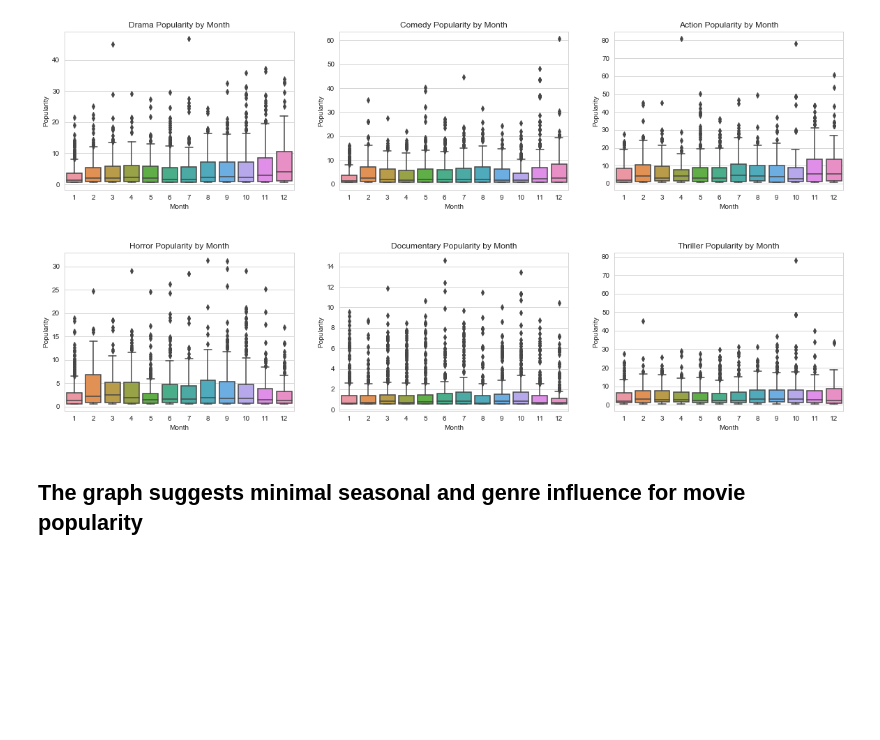
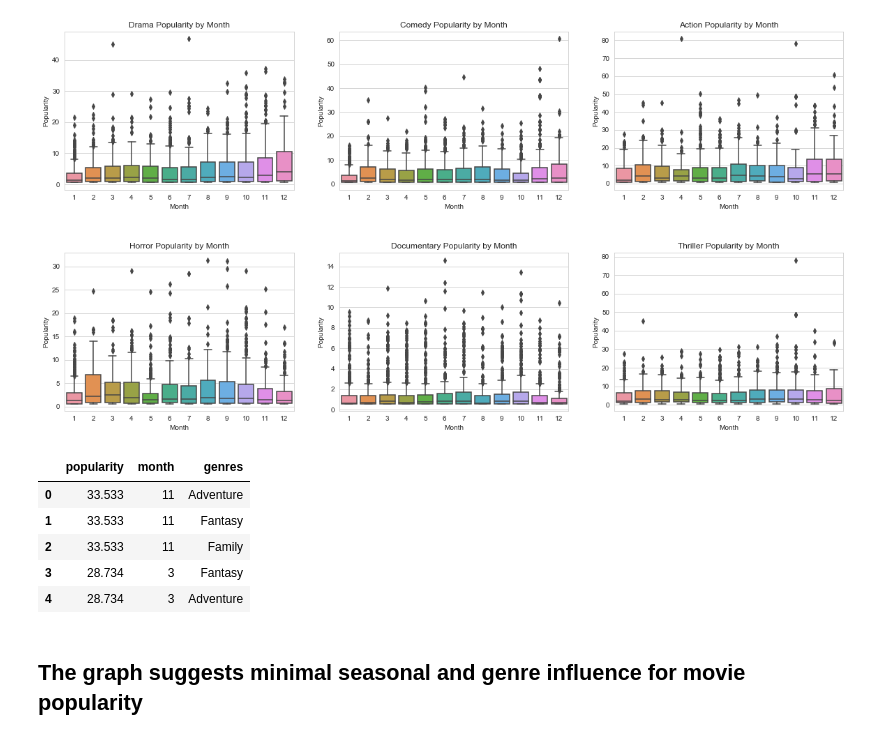
Before and after one commit to mzhou356/dc_ds_06_03_mod1_project, a Jupyter notebook: Mod1 NonTechnical Jupyter NoteBook.ipynb, the cells around one changed output. Drawn from its saved outputs; the diff is of its cells as text; code cells hidden in the pictures; blank space fills up the shorter version.

```diff
--- a/Mod1 NonTechnical Jupyter NoteBook.ipynb
+++ b/Mod1 NonTechnical Jupyter NoteBook.ipynb
@@ -102,6 +112,16 @@ plt.subplots_adjust(hspace=0.4)
 plt.show()
 # %% [output]
 [figure]
+# %%
+# second popularity dataframe for studying genres and month
+genre_popularity.head()
+# %% [output]
+|  | popularity | month | genres |
+| 0 | 33.533 | 11 | Adventure |
+| 1 | 33.533 | 11 | Fantasy |
+| 2 | 33.533 | 11 | Family |
+| 3 | 28.734 | 3 | Fantasy |
+| 4 | 28.734 | 3 | Adventure |
 # %% [markdown]
 ## The graph suggests minimal seasonal and genre influence for movie popularity
 # %% [markdown]
```
Also changed, not shown: parts of 4 cells of this notebook.
